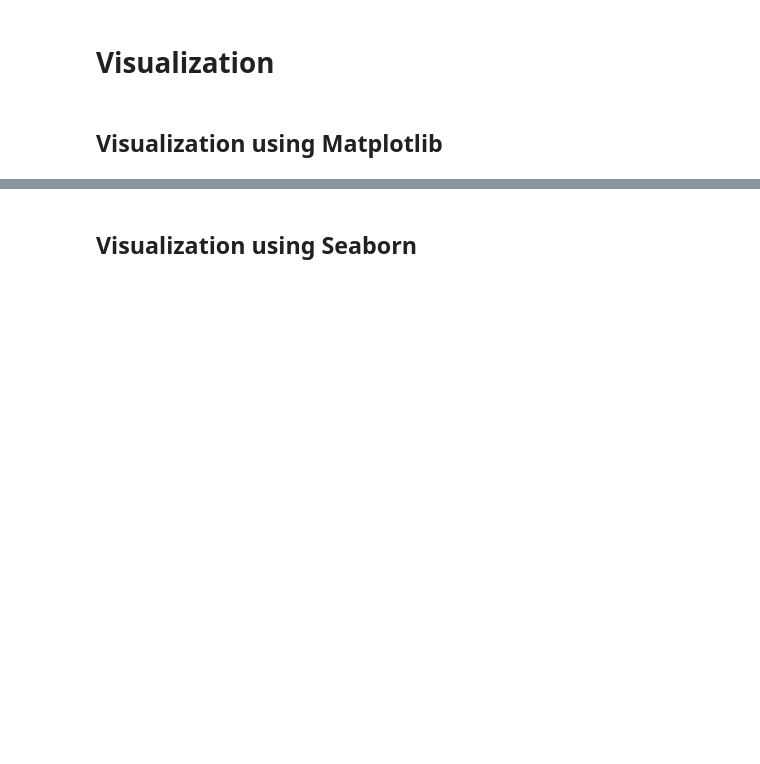
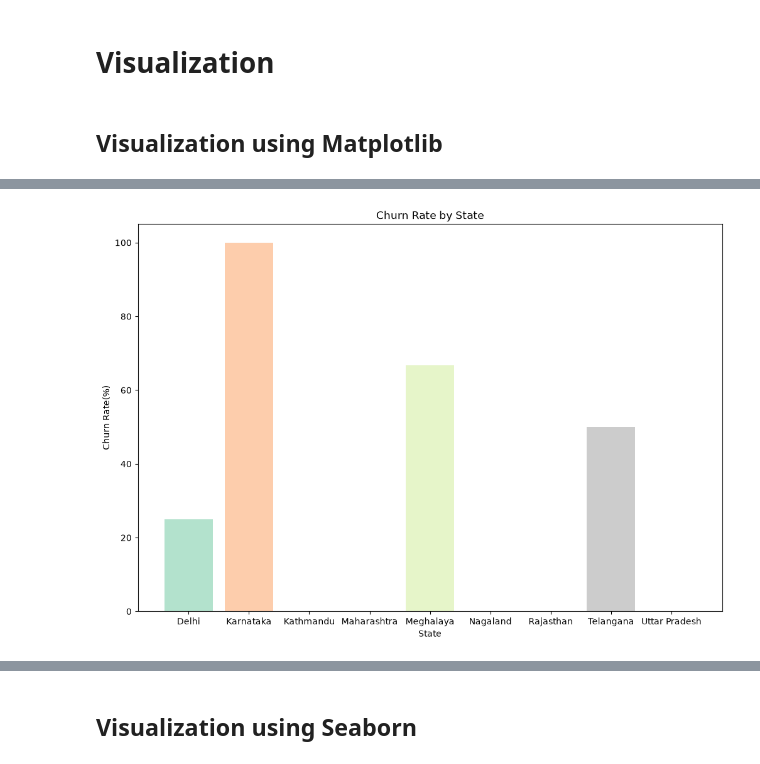
Before and after one commit to ThuCoo/ott-subscriber-churn-retention, a Jupyter notebook: churn_analysis.ipynb, the cells around one changed output, grey strips where cells are left out. Cells and saved outputs as stored; diff of their text form; code cells hidden in the pictures; blank space fills up the shorter version.

```diff
--- a/churn_analysis.ipynb
+++ b/churn_analysis.ipynb
@@ -371,0 +415,15 @@ Correlation between Escalation vs Churn: 0.63
+# %%
+# Churn Rate by State
+churn_state = df_visual.groupby('state')['churn_flag'].mean()
+churn_state = (churn_state * 100).round(2)
+
+colors = plt.cm.Pastel2(np.linspace(0, 1, len(churn_state)))
+
+plt.bar(churn_state.index, churn_state.values, color=colors)
+plt.title('Churn Rate by State')
+plt.xlabel('State')
+plt.ylabel('Churn Rate(%)')
+
+plt.show()
+# %% [output]
+[figure, added]
```
Also changed, not shown: parts of 14 cells of this notebook, 1 other file.
